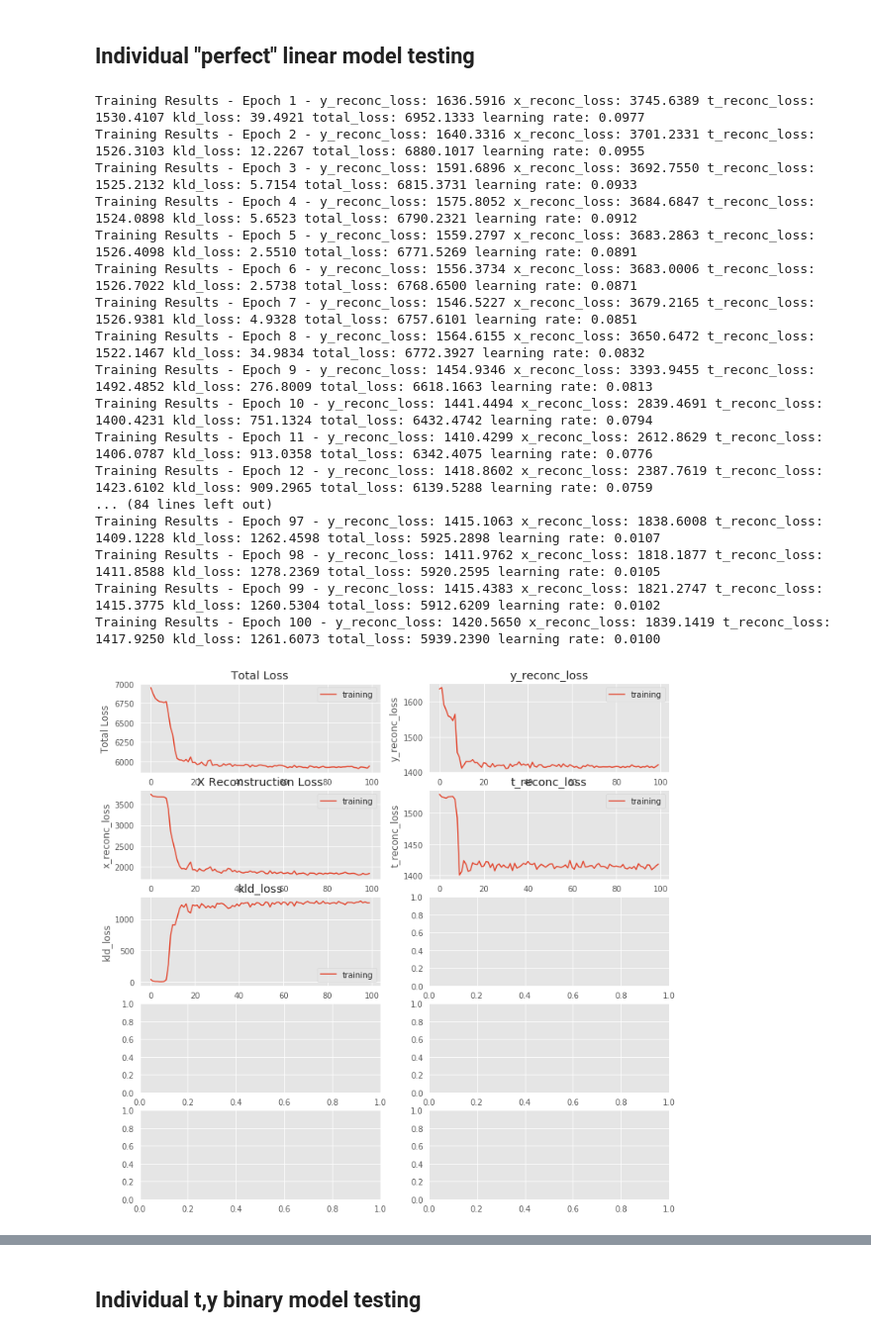
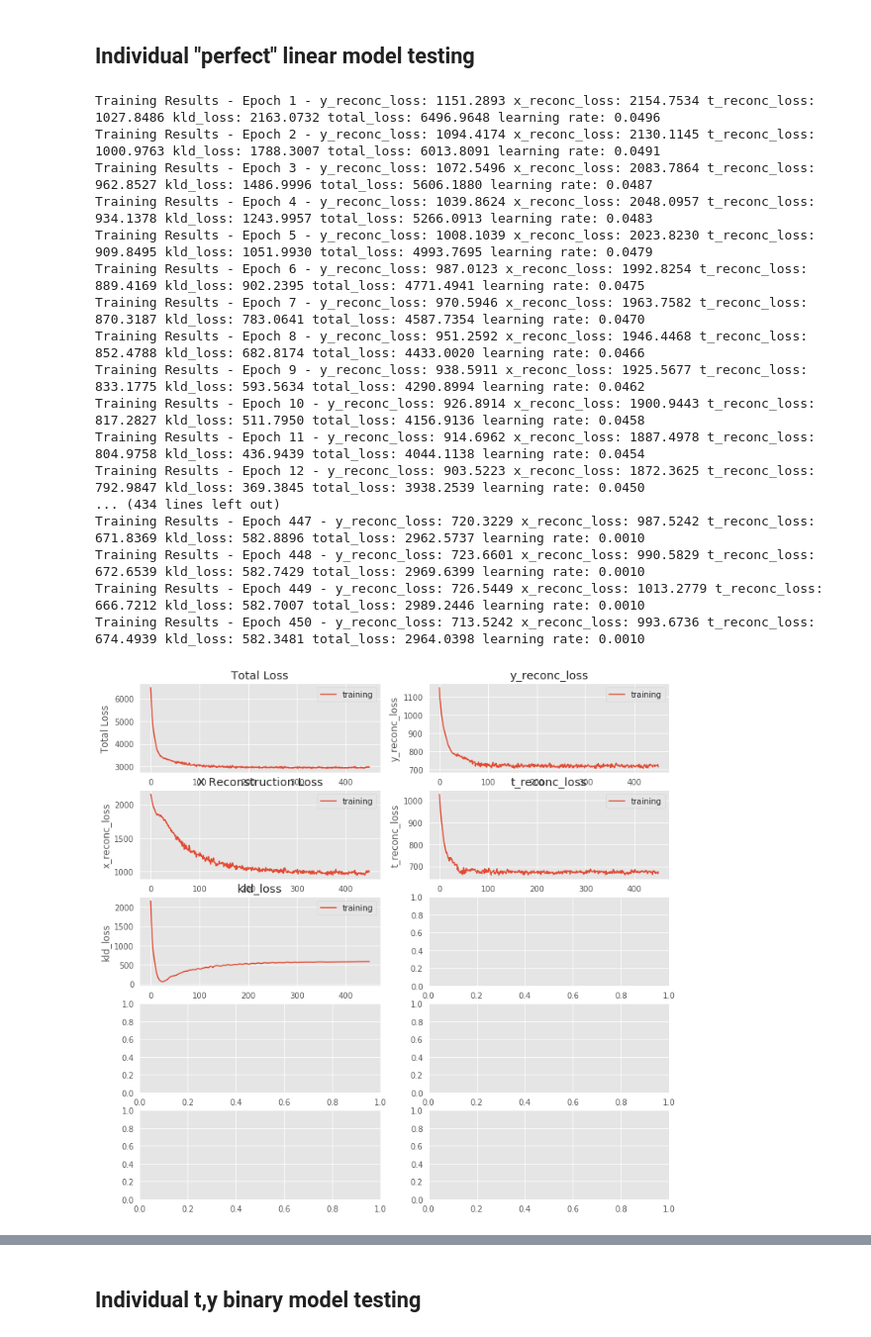
Before and after one commit to skwfz/cevae, a Jupyter notebook: linearTesting.ipynb, the cells around one changed output, grey strips where cells are left out. Shown at 99% size. Cells and saved outputs as stored; diff of their text form; code cells hidden in the pictures.

```diff
--- a/linearTesting.ipynb
+++ b/linearTesting.ipynb
@@ -1439,8 +1483,8 @@ c_yt = np.array([1])
 s_y = np.array([1])
 # %%
 %autoreload 2
-BATCH_SIZE = 1000
-num_samples = 10000
+BATCH_SIZE = 500
+num_samples = 500
 df = linear_data_df(num_samples, c_x, c_t, c_yz, c_yt, s_x, s_t, s_y)
 dataset = LinearDataset(df)
 dataloader = LinearDataLoader(dataset, validation_split=0.0)
@@ -1450,26 +1494,26 @@ test_loader, _ = LinearDataLoader(LinearDataset(df[:1]), validation_split=0.0).g
 # %%
 #Running the model
 device = 'cpu'
-model = run_cevae(num_epochs=100, lr_start=0.1, lr_end=0.01,
+model = run_cevae(num_epochs=450, lr_start=0.05, lr_end=0.001,
         train_loader=train_loader, test_loader=test_loader, input_dim=2,
-        plot_curves=True, print_logs=True, device=device, z_dim=2, q_z_xty_nn=True, p_y_zt_nn=True,
-        p_x_z_nn = True, p_t_z_nn = True, p_y_zt_std = True, p_x_z_std = True, p_t_z_std = True)
+        plot_curves=True, print_logs=True, device=device, z_dim=2, q_z_xty_nn=False, p_y_zt_nn=False,
+        p_x_z_nn = False, p_t_z_nn = False, p_y_zt_std = False, p_x_z_std = False, p_t_z_std = False)
 # %% [output]
-Training Results - Epoch 1 - y_reconc_loss: 1636.5916 x_reconc_loss: 3745.6389 t_reconc_loss: 1530.4107 kld_loss: 39.4921 total_loss: 6952.1333 learning rate: 0.0977
-Training Results - Epoch 2 - y_reconc_loss: 1640.3316 x_reconc_loss: 3701.2331 t_reconc_loss: 1526.3103 kld_loss: 12.2267 total_loss: 6880.1017 learning rate: 0.0955
-Training Results - Epoch 3 - y_reconc_loss: 1591.6896 x_reconc_loss: 3692.7550 t_reconc_loss: 1525.2132 kld_loss: 5.7154 total_loss: 6815.3731 learning rate: 0.0933
-Training Results - Epoch 4 - y_reconc_loss: 1575.8052 x_reconc_loss: 3684.6847 t_reconc_loss: 1524.0898 kld_loss: 5.6523 total_loss: 6790.2321 learning rate: 0.0912
-Training Results - Epoch 5 - y_reconc_loss: 1559.2797 x_reconc_loss: 3683.2863 t_reconc_loss: 1526.4098 kld_loss: 2.5510 total_loss: 6771.5269 learning rate: 0.0891
-Training Results - Epoch 6 - y_reconc_loss: 1556.3734 x_reconc_loss: 3683.0006 t_reconc_loss: 1526.7022 kld_loss: 2.5738 total_loss: 6768.6500 learning rate: 0.0871
-Training Results - Epoch 7 - y_reconc_loss: 1546.5227 x_reconc_loss: 3679.2165 t_reconc_loss: 1526.9381 kld_loss: 4.9328 total_loss: 6757.6101 learning rate: 0.0851
-Training Results - Epoch 8 - y_reconc_loss: 1564.6155 x_reconc_loss: 3650.6472 t_reconc_loss: 1522.1467 kld_loss: 34.9834 total_loss: 6772.3927 learning rate: 0.0832
-Training Results - Epoch 9 - y_reconc_loss: 1454.9346 x_reconc_loss: 3393.9455 t_reconc_loss: 1492.4852 kld_loss: 276.8009 total_loss: 6618.1663 learning rate: 0.0813
-Training Results - Epoch 10 - y_reconc_loss: 1441.4494 x_reconc_loss: 2839.4691 t_reconc_loss: 1400.4231 kld_loss: 751.1324 total_loss: 6432.4742 learning rate: 0.0794
-Training Results - Epoch 11 - y_reconc_loss: 1410.4299 x_reconc_loss: 2612.8629 t_reconc_loss: 1406.0787 kld_loss: 913.0358 total_loss: 6342.4075 learning rate: 0.0776
-Training Results - Epoch 12 - y_reconc_loss: 1418.8602 x_reconc_loss: 2387.7619 t_reconc_loss: 1423.6102 kld_loss: 909.2965 total_loss: 6139.5288 learning rate: 0.0759
-... (84 lines left out)
-Training Results - Epoch 97 - y_reconc_loss: 1415.1063 x_reconc_loss: 1838.6008 t_reconc_loss: 1409.1228 kld_loss: 1262.4598 total_loss: 5925.2898 learning rate: 0.0107
-Training Results - Epoch 98 - y_reconc_loss: 1411.9762 x_reconc_loss: 1818.1877 t_reconc_loss: 1411.8588 kld_loss: 1278.2369 total_loss: 5920.2595 learning rate: 0.0105
-Training Results - Epoch 99 - y_reconc_loss: 1415.4383 x_reconc_loss: 1821.2747 t_reconc_loss: 1415.3775 kld_loss: 1260.5304 total_loss: 5912.6209 learning rate: 0.0102
-Training Results - Epoch 100 - y_reconc_loss: 1420.5650 x_reconc_loss: 1839.1419 t_reconc_loss: 1417.9250 kld_loss: 1261.6073 total_loss: 5939.2390 learning rate: 0.0100
+Training Results - Epoch 1 - y_reconc_loss: 1151.2893 x_reconc_loss: 2154.7534 t_reconc_loss: 1027.8486 kld_loss: 2163.0732 total_loss: 6496.9648 learning rate: 0.0496
+Training Results - Epoch 2 - y_reconc_loss: 1094.4174 x_reconc_loss: 2130.1145 t_reconc_loss: 1000.9763 kld_loss: 1788.3007 total_loss: 6013.8091 learning rate: 0.0491
+Training Results - Epoch 3 - y_reconc_loss: 1072.5496 x_reconc_loss: 2083.7864 t_reconc_loss: 962.8527 kld_loss: 1486.9996 total_loss: 5606.1880 learning rate: 0.0487
+Training Results - Epoch 4 - y_reconc_loss: 1039.8624 x_reconc_loss: 2048.0957 t_reconc_loss: 934.1378 kld_loss: 1243.9957 total_loss: 5266.0913 learning rate: 0.0483
+Training Results - Epoch 5 - y_reconc_loss: 1008.1039 x_reconc_loss: 2023.8230 t_reconc_loss: 909.8495 kld_loss: 1051.9930 total_loss: 4993.7695 learning rate: 0.0479
+Training Results - Epoch 6 - y_reconc_loss: 987.0123 x_reconc_loss: 1992.8254 t_reconc_loss: 889.4169 kld_loss: 902.2395 total_loss: 4771.4941 learning rate: 0.0475
+Training Results - Epoch 7 - y_reconc_loss: 970.5946 x_reconc_loss: 1963.7582 t_reconc_loss: 870.3187 kld_loss: 783.0641 total_loss: 4587.7354 learning rate: 0.0470
+Training Results - Epoch 8 - y_reconc_loss: 951.2592 x_reconc_loss: 1946.4468 t_reconc_loss: 852.4788 kld_loss: 682.8174 total_loss: 4433.0020 learning rate: 0.0466
+Training Results - Epoch 9 - y_reconc_loss: 938.5911 x_reconc_loss: 1925.5677 t_reconc_loss: 833.1775 kld_loss: 593.5634 total_loss: 4290.8994 learning rate: 0.0462
+Training Results - Epoch 10 - y_reconc_loss: 926.8914 x_reconc_loss: 1900.9443 t_reconc_loss: 817.2827 kld_loss: 511.7950 total_loss: 4156.9136 learning rate: 0.0458
+Training Results - Epoch 11 - y_reconc_loss: 914.6962 x_reconc_loss: 1887.4978 t_reconc_loss: 804.9758 kld_loss: 436.9439 total_loss: 4044.1138 learning rate: 0.0454
+Training Results - Epoch 12 - y_reconc_loss: 903.5223 x_reconc_loss: 1872.3625 t_reconc_loss: 792.9847 kld_loss: 369.3845 total_loss: 3938.2539 learning rate: 0.0450
+... (434 lines left out)
+Training Results - Epoch 447 - y_reconc_loss: 720.3229 x_reconc_loss: 987.5242 t_reconc_loss: 671.8369 kld_loss: 582.8896 total_loss: 2962.5737 learning rate: 0.0010
+Training Results - Epoch 448 - y_reconc_loss: 723.6601 x_reconc_loss: 990.5829 t_reconc_loss: 672.6539 kld_loss: 582.7429 total_loss: 2969.6399 learning rate: 0.0010
+Training Results - Epoch 449 - y_reconc_loss: 726.5449 x_reconc_loss: 1013.2779 t_reconc_loss: 666.7212 kld_loss: 582.7007 total_loss: 2989.2446 learning rate: 0.0010
+Training Results - Epoch 450 - y_reconc_loss: 713.5242 x_reconc_loss: 993.6736 t_reconc_loss: 674.4939 kld_loss: 582.3481 total_loss: 2964.0398 learning rate: 0.0010
-[figure, old version]
+[figure, new version]
```
Also changed, not shown: parts of 75 cells of this notebook, 11 other files.
